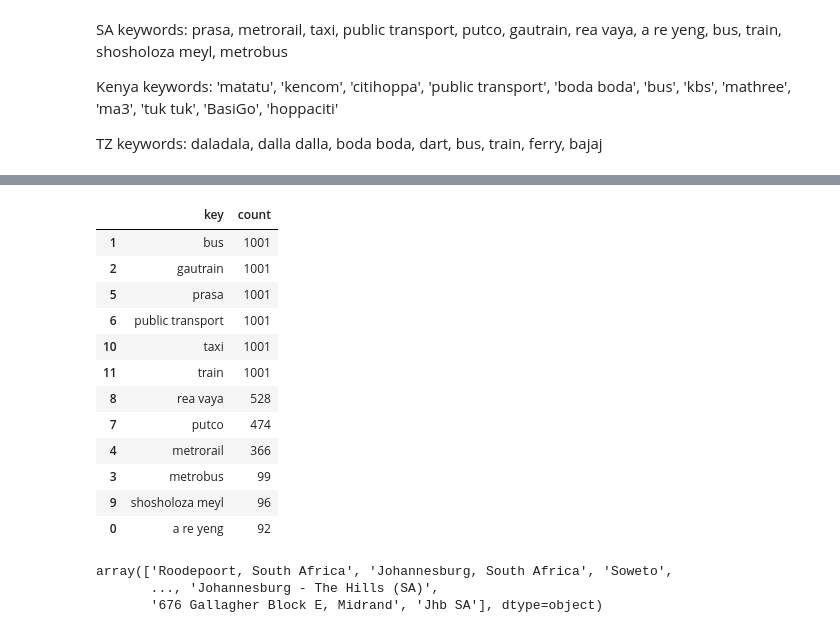
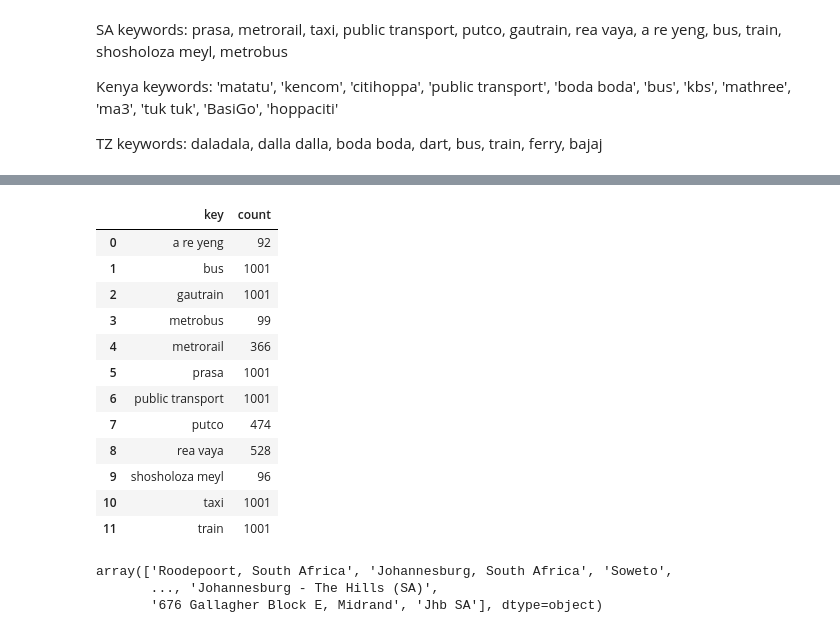
Before and after one commit to code-with-roz/Commuter_sentiment_analysis, a Jupyter notebook: Code/Analysing_Tweets.ipynb, the cells around one changed output, grey strips where cells are left out. Drawn from its saved outputs; the diff is of its cells as text; code cells hidden in the pictures.

```diff
--- a/Code/Analysing_Tweets.ipynb
+++ b/Code/Analysing_Tweets.ipynb
@@ -128,22 +174,22 @@ fig.show()
 # %%
 # dataframe of key counts in descending order
 df_key = df.groupby(['key']).size().reset_index(name='count')
-df_key = df_key.sort_values(by=['count'], ascending=False)
+# df_key = df_key.sort_values(by=['count'], ascending=False)
 df_key
 # %% [output]
 |  | key | count |
+| 0 | a re yeng | 92 |
 | 1 | bus | 1001 |
 | 2 | gautrain | 1001 |
+| 3 | metrobus | 99 |
+| 4 | metrorail | 366 |
 | 5 | prasa | 1001 |
 | 6 | public transport | 1001 |
+| 7 | putco | 474 |
+| 8 | rea vaya | 528 |
+| 9 | shosholoza meyl | 96 |
 | 10 | taxi | 1001 |
 | 11 | train | 1001 |
-| 8 | rea vaya | 528 |
-| 7 | putco | 474 |
-| 4 | metrorail | 366 |
-| 3 | metrobus | 99 |
-| 9 | shosholoza meyl | 96 |
-| 0 | a re yeng | 92 |
 # %%
 df['Location'].unique()
 # %% [output]
```
Also changed, not shown: parts of 6 cells of this notebook, 1 other file.
